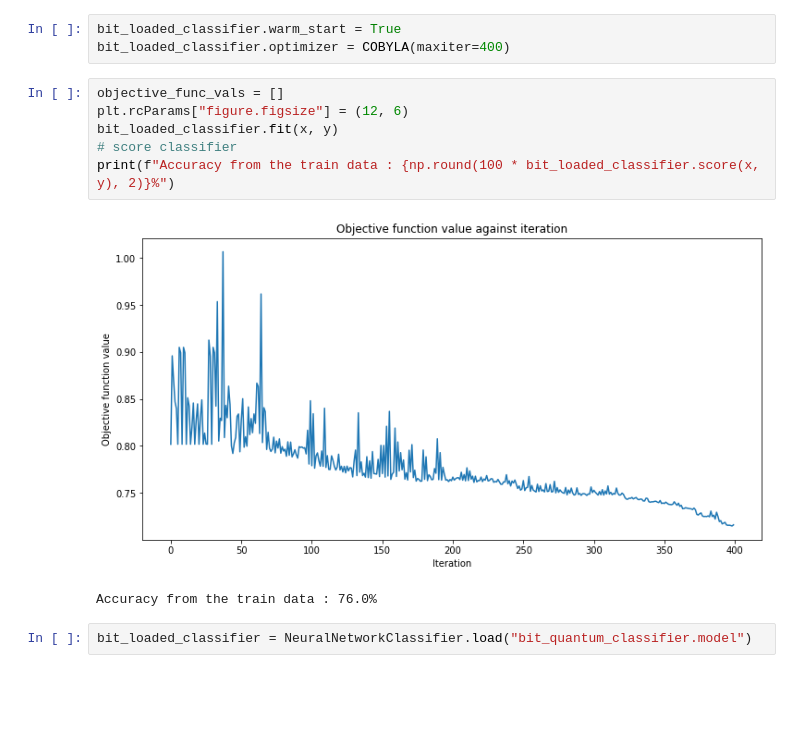
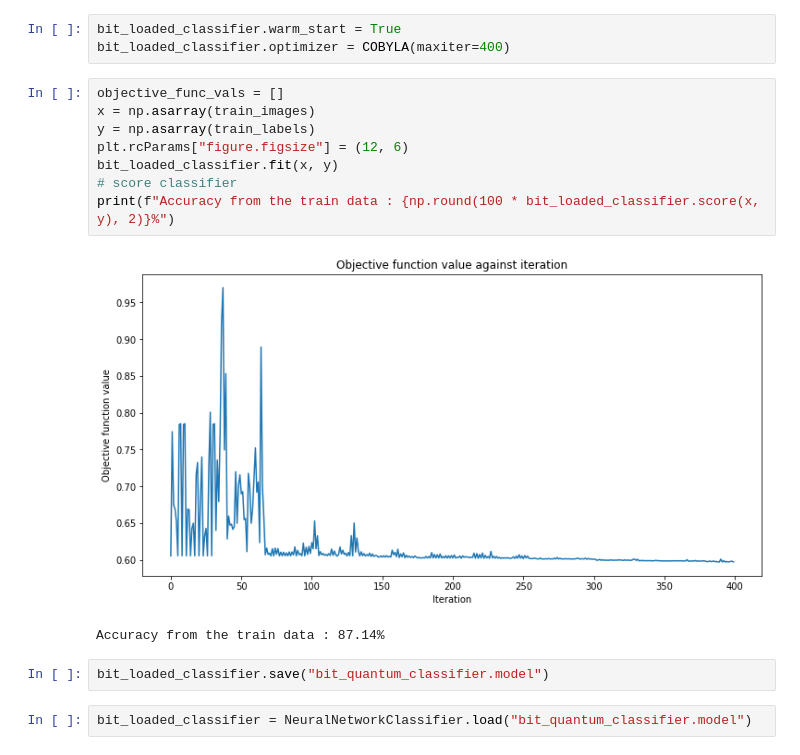
Before and after one commit to agrzheng/qiskit, a Jupyter notebook: qiskit-full.ipynb, the cells around one changed output. Drawn from its saved outputs; the diff is of its cells as text; blank space fills up the shorter version.

Commit message:
quantum-full

```diff
--- a/qiskit-full.ipynb
+++ b/qiskit-full.ipynb
@@ -602,13 +602,17 @@ bit_loaded_classifier.warm_start = True
 bit_loaded_classifier.optimizer = COBYLA(maxiter=400)
 # %%
 objective_func_vals = []
+x = np.asarray(train_images)
+y = np.asarray(train_labels)
 plt.rcParams["figure.figsize"] = (12, 6)
 bit_loaded_classifier.fit(x, y)
 # score classifier
 print(f"Accuracy from the train data : {np.round(100 * bit_loaded_classifier.score(x, y), 2)}%")
 # %% [output]
-[figure, old version]
+[figure, new version]
-Accuracy from the train data : 76.0%
+Accuracy from the train data : 87.14%
+# %%
+bit_loaded_classifier.save("bit_quantum_classifier.model")
 # %%
 bit_loaded_classifier = NeuralNetworkClassifier.load("bit_quantum_classifier.model")
 # %%
```
Also changed, not shown: parts of 7 cells of this notebook, 3 other files.
